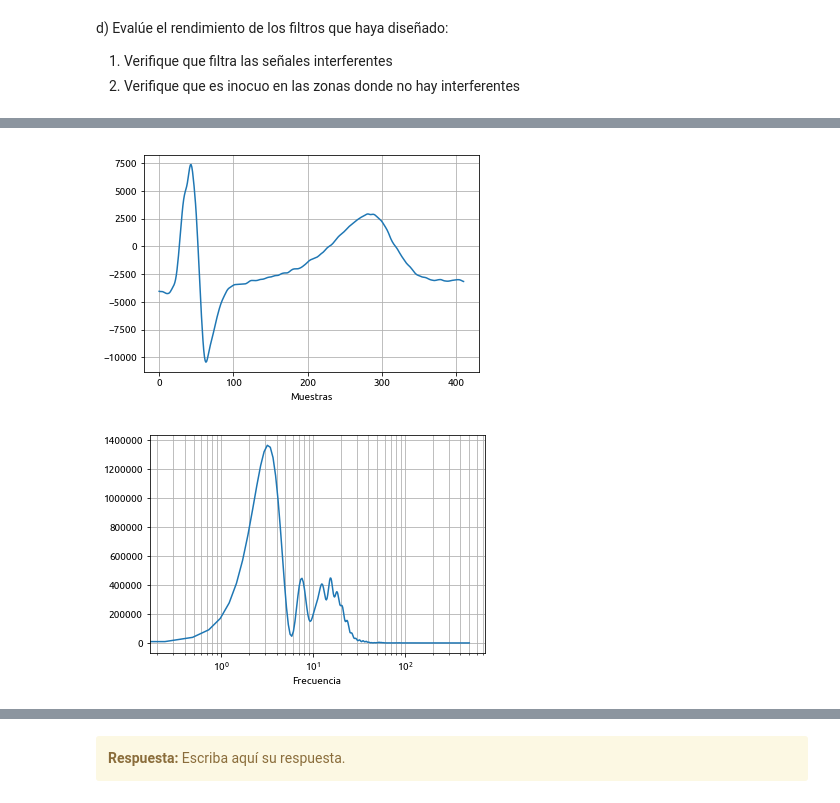
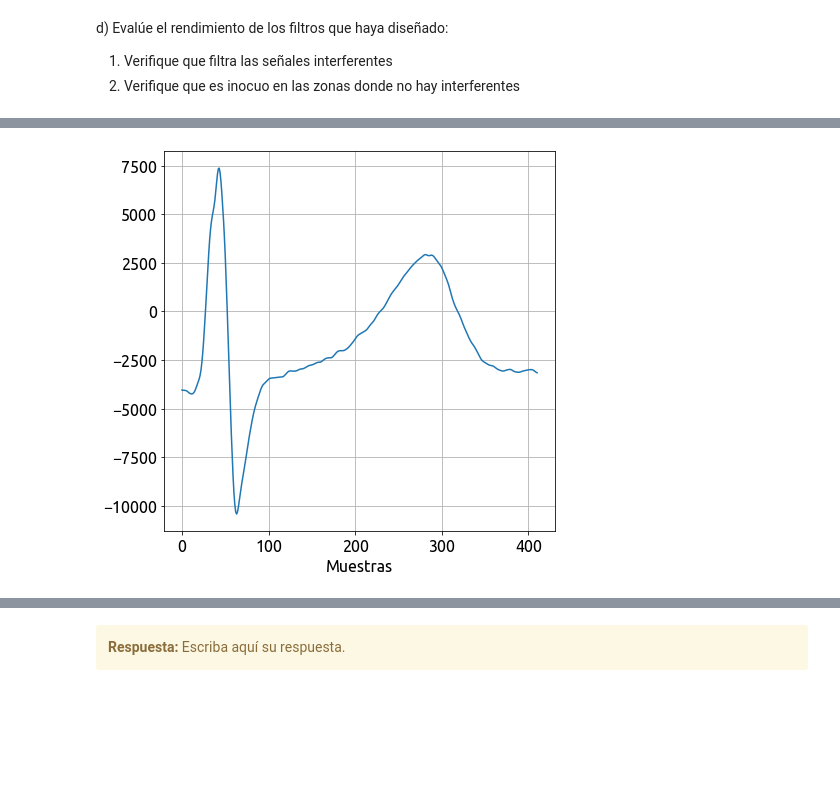
Before and after one commit to tomiambro/gibio, a Jupyter notebook: TP4 - Filtrado.ipynb, the cells around one changed output, grey strips where cells are left out. Saved outputs shown, nothing was run; the diff lists cells and outputs as text; code cells hidden in the pictures; blank space fills up the shorter version.

```diff
--- a/TP4 - Filtrado.ipynb
+++ b/TP4 - Filtrado.ipynb
@@ -361,28 +361,20 @@ plt.show()
 # %%
 ##################################################################################
 # Analisis de la densidad espectral de potencia (Periodograma) del latido normal #
 ##################################################################################
 
 
 ecg_normal = vertical_flaten(mat_struct['heartbeat_pattern1'])
 
 f, Psd = sig.periodogram(ecg_normal, fs=fs, nfft=4096, axis=0)
 
 plt.figure(1)
 plt.xlabel('Muestras')
 plt.plot(ecg_normal)
 plt.grid()
 plt.show()
-
-plt.figure(2)
-plt.xlabel('Frecuencia')
-plt.semilogx(f, Psd)
-#plt.axis((1, 100, -10, 100))
-plt.grid(which='both', axis='both')
-plt.show()
 # %% [output]
-[figure, old version]
+[figure, new version]
-[figure, removed]
 # %%
 ##################################################################################
 # Analisis de la densidad espectral de potencia (Periodoframa) del latido normal #
```
Also changed, not shown: parts of 9 cells of this notebook, 1 other file.
